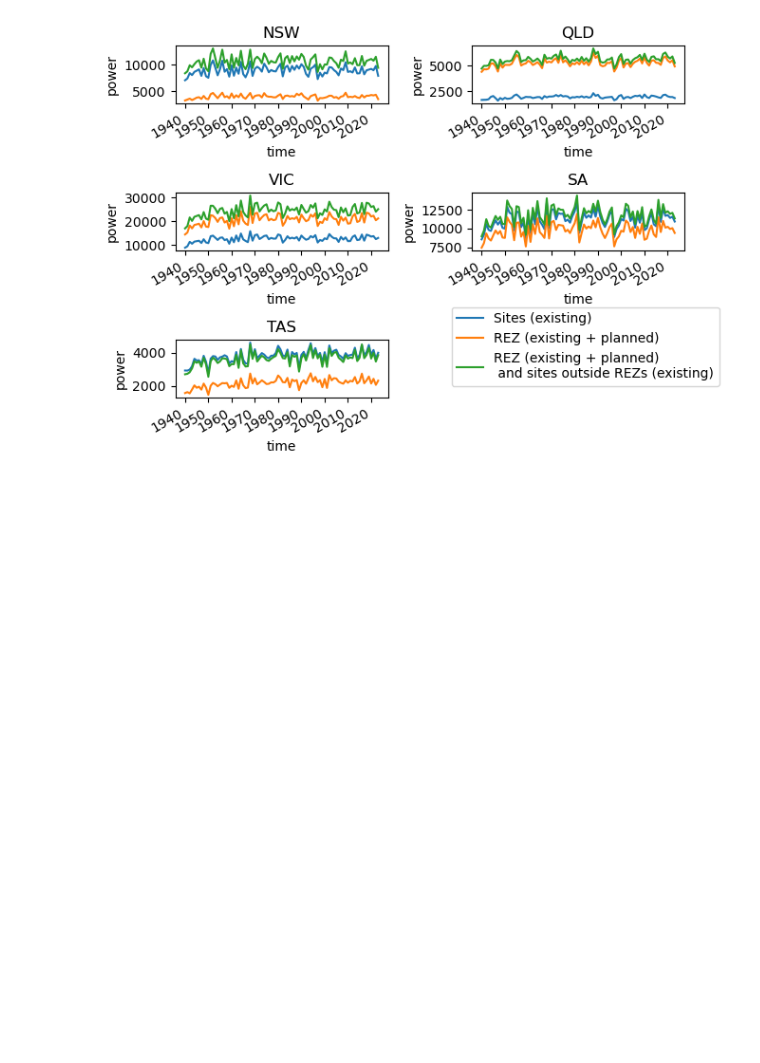
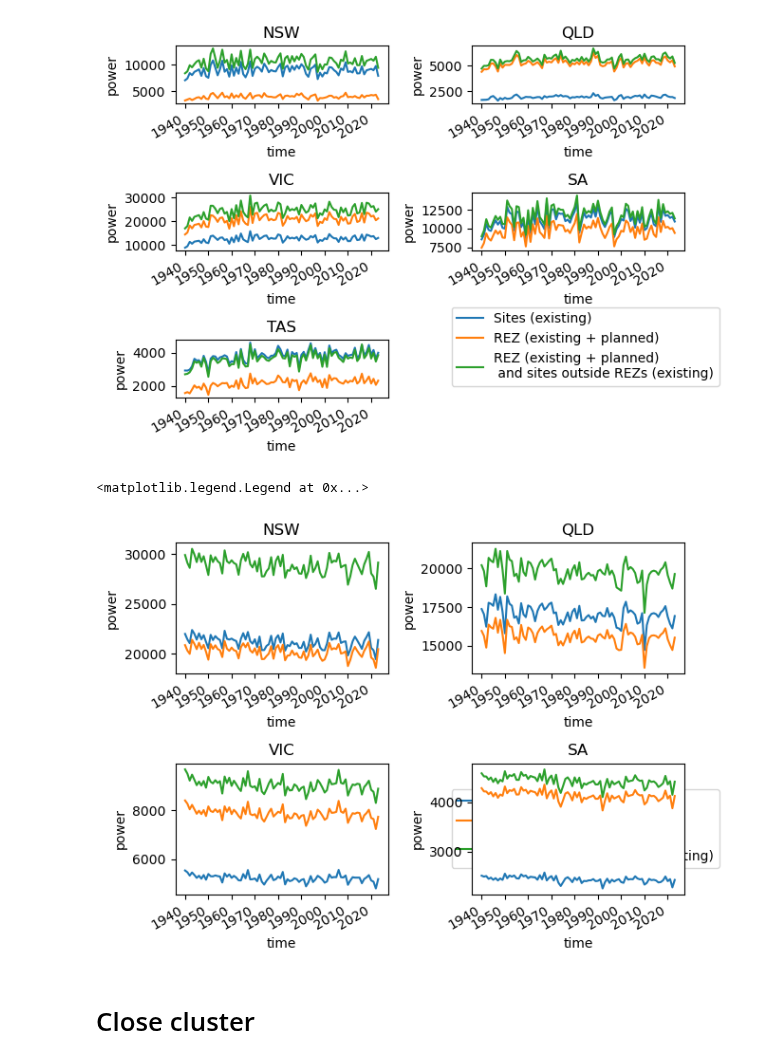
Before and after one commit to dougrichardson/power_models, a Jupyter notebook: 8_compare_power.ipynb, the cells around one changed output. Cells and saved outputs as stored; diff of their text form; code cells hidden in the pictures; blank space fills up the shorter version.

Commit message:
REZ, site outside power figure for solar

```diff
--- a/8_compare_power.ipynb
+++ b/8_compare_power.ipynb
@@ -275,3 +265,24 @@ ax[2,0].legend(loc=(1.3, 0.2))
 # %% [output]
 <matplotlib.legend.Legend at 0x...>
 [figure]
+# %%
+fig, ax = plt.subplots(2, 2)
+
+for i, s in enumerate(regions):
+    if s == "TAS":
+        pass
+    else:
+        rezs = get_REZ_for_state(solar_rez, s)
+        solar_site.sel(region=s).coarsen(time=24).sum().resample(time="1YS").mean().plot(ax=ax.flatten()[i], label="Sites (existing)")
+        # We have to remove first day, because solar starts at 0700 UTC (underlying radiation data)
+        solar_rez.sel(REZ=rezs).sum("REZ").isel(time=range(17, len(solar_rez.time.values))).coarsen(time=24).sum().resample(time="1YS").mean().plot(ax=ax.flatten()[i], label="REZ (existing + planned)")
+        (solar_rez.sel(REZ=rezs).sum("REZ") + solar_outside_rez.sel(region=s)).isel(time=range(17, len(solar_rez.time.values))).coarsen(time=24).sum().resample(time="1YS").mean().plot(ax=ax.flatten()[i], label="REZ (existing + planned)\n and sites outside REZs (existing)")
+        ax.flatten()[i].set_title(s)
+
+plt.tight_layout()
+ax[1,0].legend(loc=(1.3, 0.2))
+# %% [output]
+<matplotlib.legend.Legend at 0x...>
+[figure, added]
+# %% [markdown]
+# Close cluster
```
Also changed, not shown: parts of 8 cells of this notebook.
